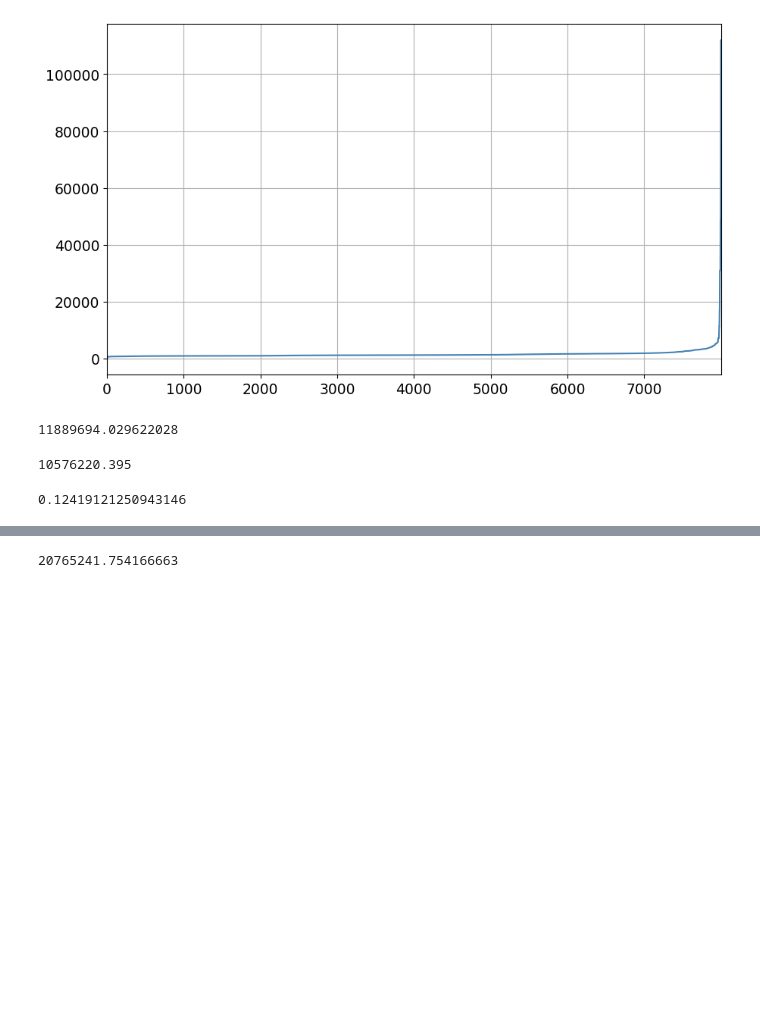
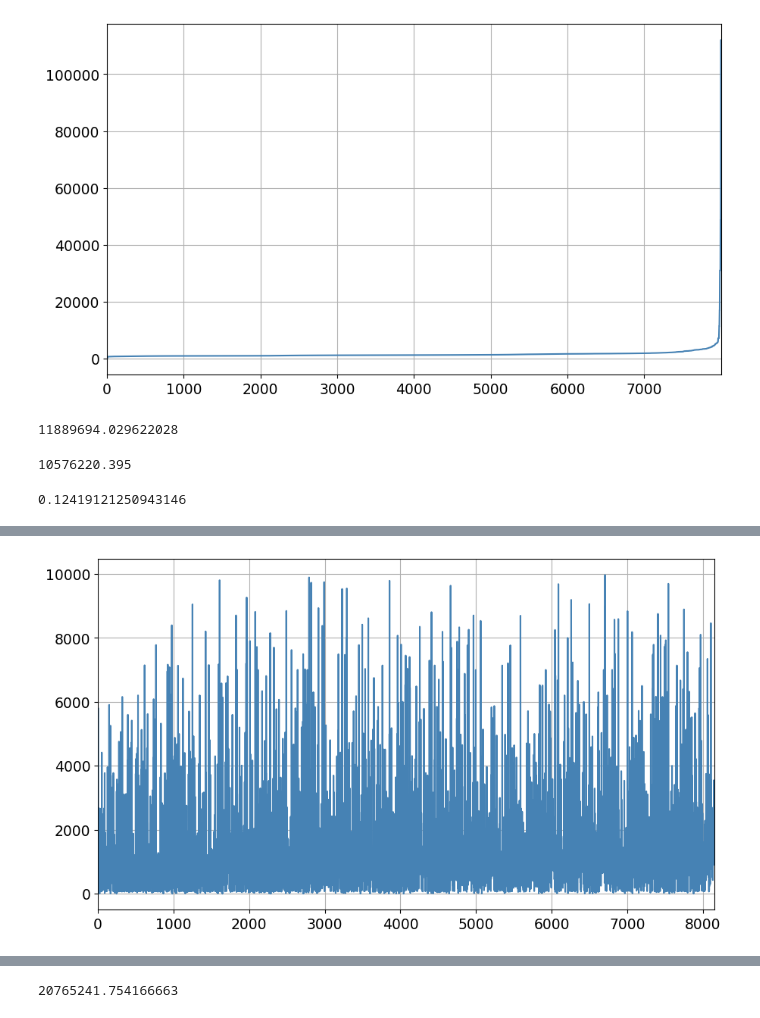
Before and after one commit to krzpiesiewicz/claim-modelling-kedro, a Jupyter notebook: claim_modelling_kedro/notebooks/dev_results_analysis.ipynb, the cells around one changed output, grey strips where cells are left out. Saved outputs shown, nothing was run; the diff lists cells and outputs as text; code cells hidden in the pictures; blank space fills up the shorter version.

```diff
--- a/claim_modelling_kedro/notebooks/dev_results_analysis.ipynb
+++ b/claim_modelling_kedro/notebooks/dev_results_analysis.ipynb
@@ -123,0 +277,2 @@ calib_predictions_df["0"].head()
+# %%
+combined_df = pd.concat([calib_predictions_df["0"][["pure_ClaimSeverity_PRED"]], calib_target_df["0"][["ClaimSeverity_TRG"]]], axis=1)
@@ -123,0 +296,2 @@ calib_predictions_df["0"].head()
+# %%
+sorted_df = combined_df.sort_values(by="pure_ClaimSeverity_PRED", ascending=True)
@@ -124,3 +315,7 @@ calib_predictions_df["0"].head()
+# %%
+plot_ts(sorted_df.ClaimSeverity_TRG.values[sorted_df.ClaimSeverity_TRG.values < 10000])
+# %% [output]
+[figure, added]
 # %%
 calib_predictions_df["0"].ClaimSeverity_PRED.sum()
 # %% [output]
```
Also changed, not shown: parts of 50 cells of this notebook, 15 other files.
